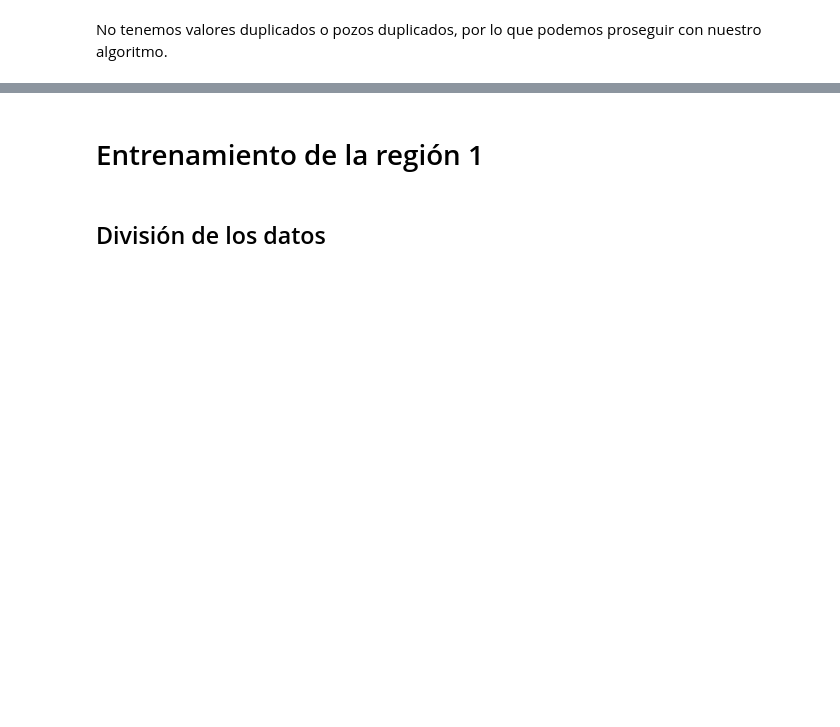
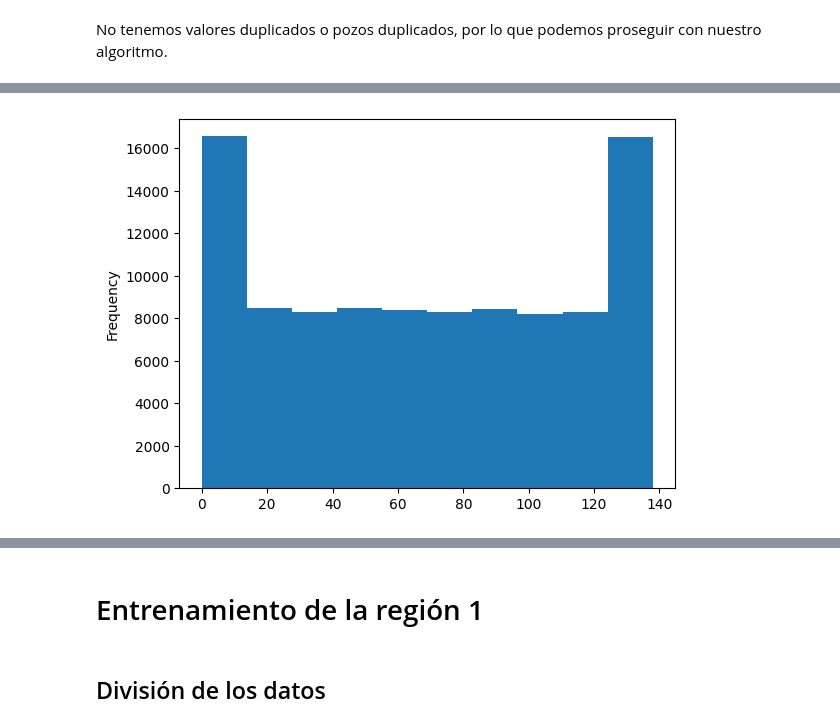
Before and after one commit to santicar1809/oily_giant, a Jupyter notebook: code.ipynb, the cells around one changed output, grey strips where cells are left out. Cells and saved outputs as stored; diff of their text form; code cells hidden in the pictures; blank space fills up the shorter version.

```diff
--- a/code.ipynb
+++ b/code.ipynb
@@ -260,0 +261,4 @@ No tenemos valores duplicados o pozos duplicados, por lo que podemos proseguir c
+# %%
+plt_2=data_2['product'].plot(kind='hist')
+# %% [output]
+[figure, added]
```
Also changed, not shown: parts of 32 cells of this notebook.
